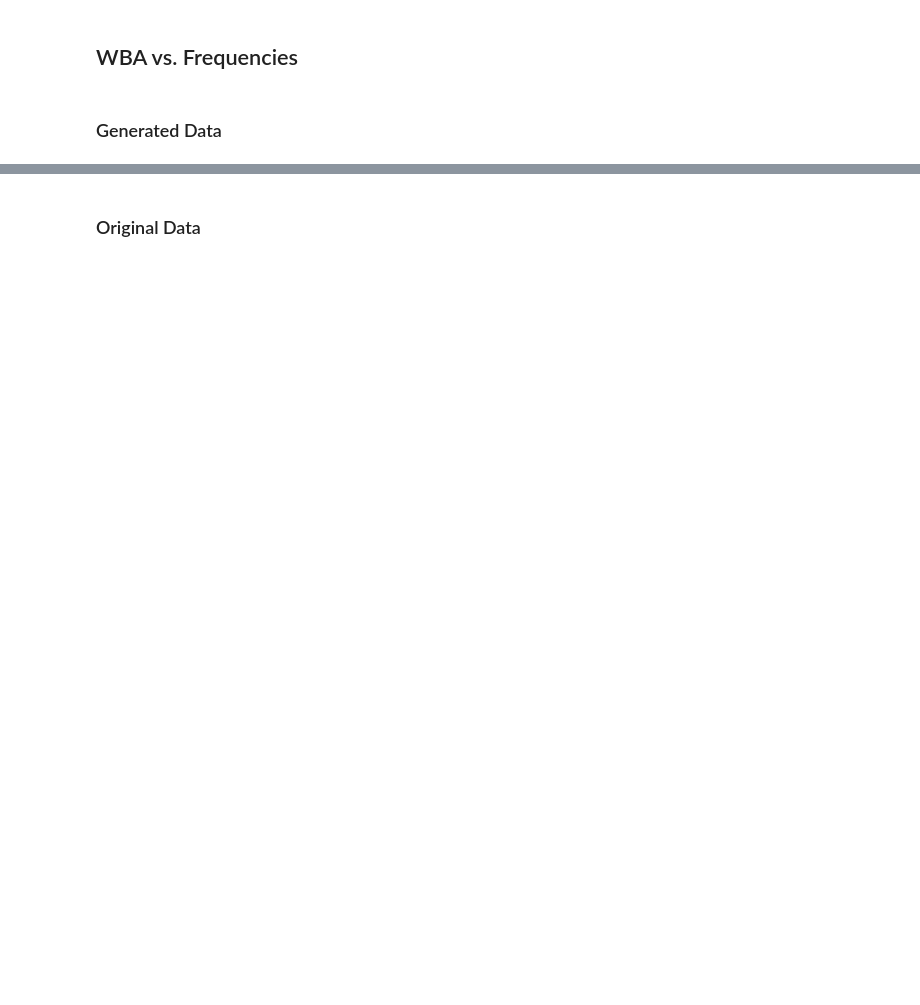
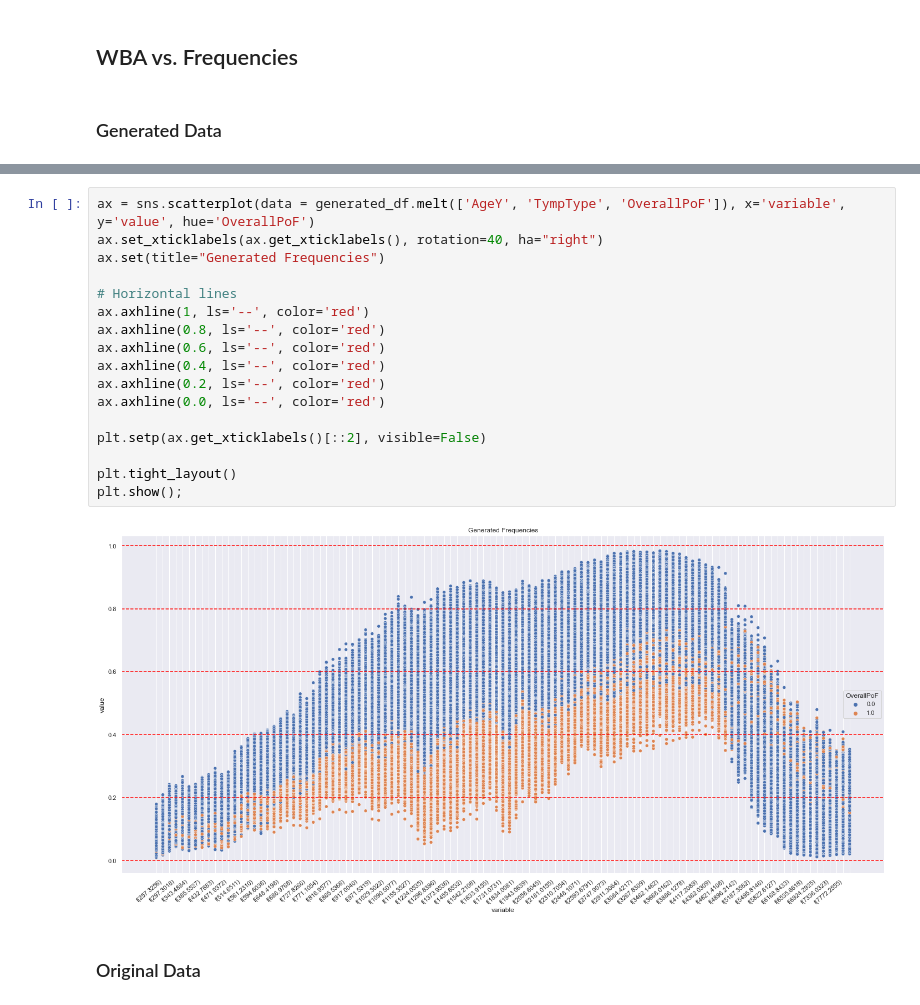
Before and after one commit to Charlene-L/CITS5553-Capstone-Project, a Jupyter notebook: GAN/Benjamin/vae_ben.ipynb, the cells around one changed output, grey strips where cells are left out. Drawn from its saved outputs; the diff is of its cells as text; blank space fills up the shorter version.

```diff
--- a/GAN/Benjamin/vae_ben.ipynb
+++ b/GAN/Benjamin/vae_ben.ipynb
@@ -302,6 +317,25 @@ plt.tight_layout()
 plt.show();
 # %% [output]
 [figure]
+# %%
+ax = sns.scatterplot(data = generated_df.melt(['AgeY', 'TympType', 'OverallPoF']), x='variable', y='value', hue='OverallPoF')
+ax.set_xticklabels(ax.get_xticklabels(), rotation=40, ha="right")
+ax.set(title="Generated Frequencies")
+
+# Horizontal lines
+ax.axhline(1, ls='--', color='red')
+ax.axhline(0.8, ls='--', color='red')
+ax.axhline(0.6, ls='--', color='red')
+ax.axhline(0.4, ls='--', color='red')
+ax.axhline(0.2, ls='--', color='red')
+ax.axhline(0.0, ls='--', color='red')
+
+plt.setp(ax.get_xticklabels()[::2], visible=False)
+
+plt.tight_layout()
+plt.show();
+# %% [output]
+[figure, added]
 # %% [markdown]
 ### Original Data
 # %%
```
Also changed, not shown: parts of 16 cells of this notebook.
